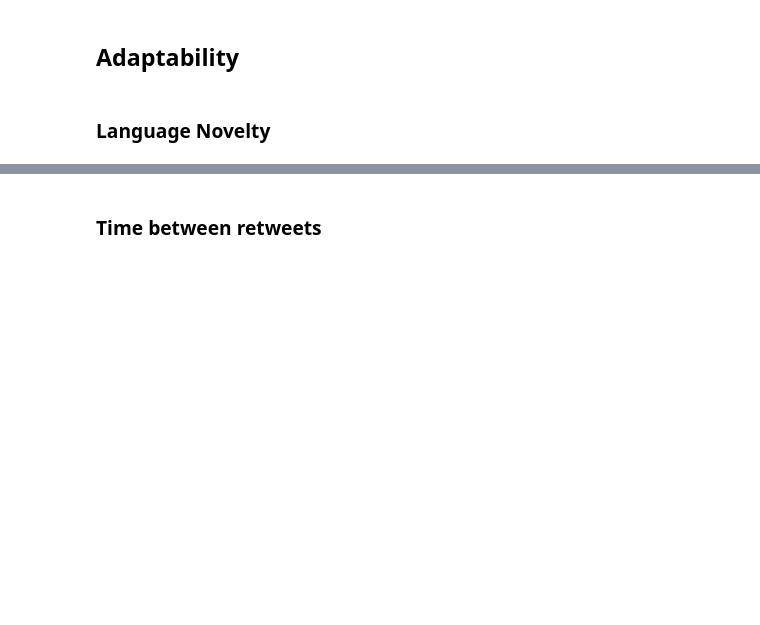
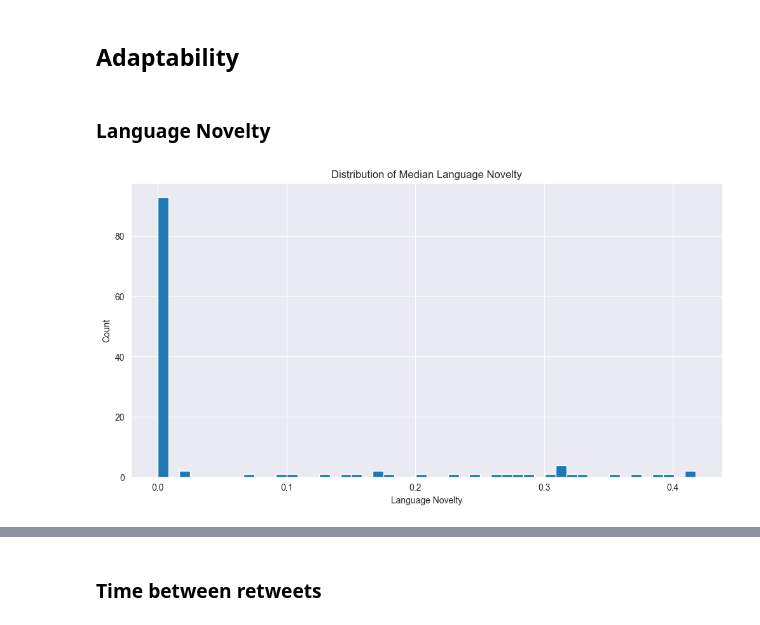
Before and after one commit to davisf20/characterization-of-user-misbehavior-in-online-social-media, a Jupyter notebook: notebooks/parametersTesting.ipynb, the cells around one changed output, grey strips where cells are left out. Saved outputs shown, nothing was run; the diff lists cells and outputs as text; code cells hidden in the pictures; blank space fills up the shorter version.

Commit message:
feat: some calculated parameters

```diff
--- a/notebooks/parametersTesting.ipynb
+++ b/notebooks/parametersTesting.ipynb
@@ -592,4 +626,47 @@ plt.show()
 ## Adaptability
 # %% [markdown]
 ### Language Novelty
+# %%
+# Ordina tweets per user_id e created_at per garantire l'ordine corretto
+core_users_tweets = core_users_tweets.sort_values(['user_id', 'created_at'])
+
+# Creazione di una nuova colonna con i token di ogni tweet
+core_users_tweets['tokens'] = core_users_tweets['text'].astype(str).str.split()
+
+# Calcolo dei nuovi token per ogni tweet rispetto al tweet precedente dello stesso utente
+def calculate_new_tokens(tokens):
+    previous_tokens = set()
+    novelty = []
+
+    for token_set in tokens:
+        new_tokens = len(set(token_set) - previous_tokens)
+        all_tokens = len(set(token_set))
+
+        if all_tokens > 0:
+            novelty.append(new_tokens / all_tokens)
+        else:
+            novelty.append(0)
+
+        previous_tokens = previous_tokens.union(set(token_set))
+
+    return pd.Series(novelty)
+
+core_users_tweets['language_novelty'] = core_users_tweets.groupby('user_id')['tokens'].transform(calculate_new_tokens)
+
+# Ora calcola la mediana della novità del linguaggio per ogni utente
+core_users_adaptability['median_language_novelty'] = core_users_tweets.groupby('user_id')['language_novelty'].median()
+
+
+plt.figure(figsize=(12, 6))
+
+plt.hist(core_users_adaptability['median_language_novelty'].dropna(), bins=50, range=(0, core_users_adaptability['median_language_novelty'].quantile(0.85)))
+plt.xlabel('Language Novelty')
+plt.ylabel('Count')
+plt.title('Distribution of Median Language Novelty')
+plt.show()
+
+
+core_users_to_cluster['language_novelty'] = core_users_adaptability['median_language_novelty']
+# %% [output]
+[figure, added]
 # %% [markdown]
```
Also changed, not shown: parts of 15 cells of this notebook.
